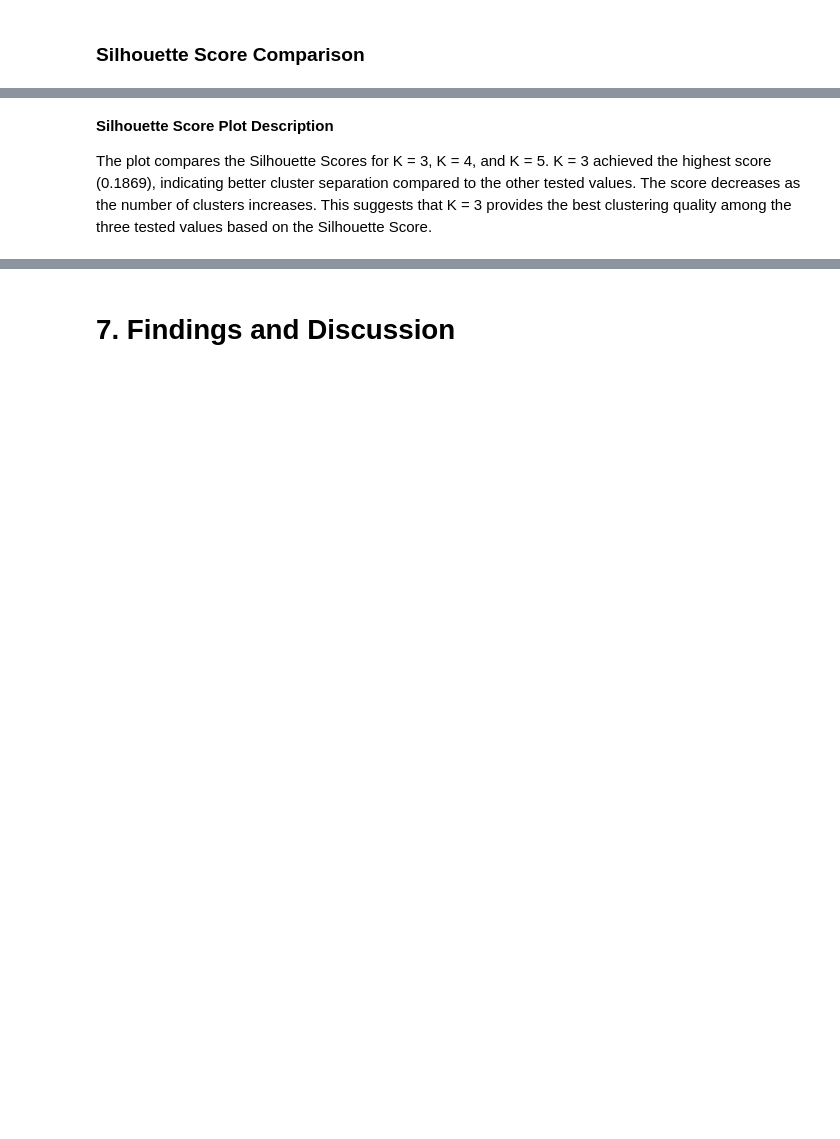
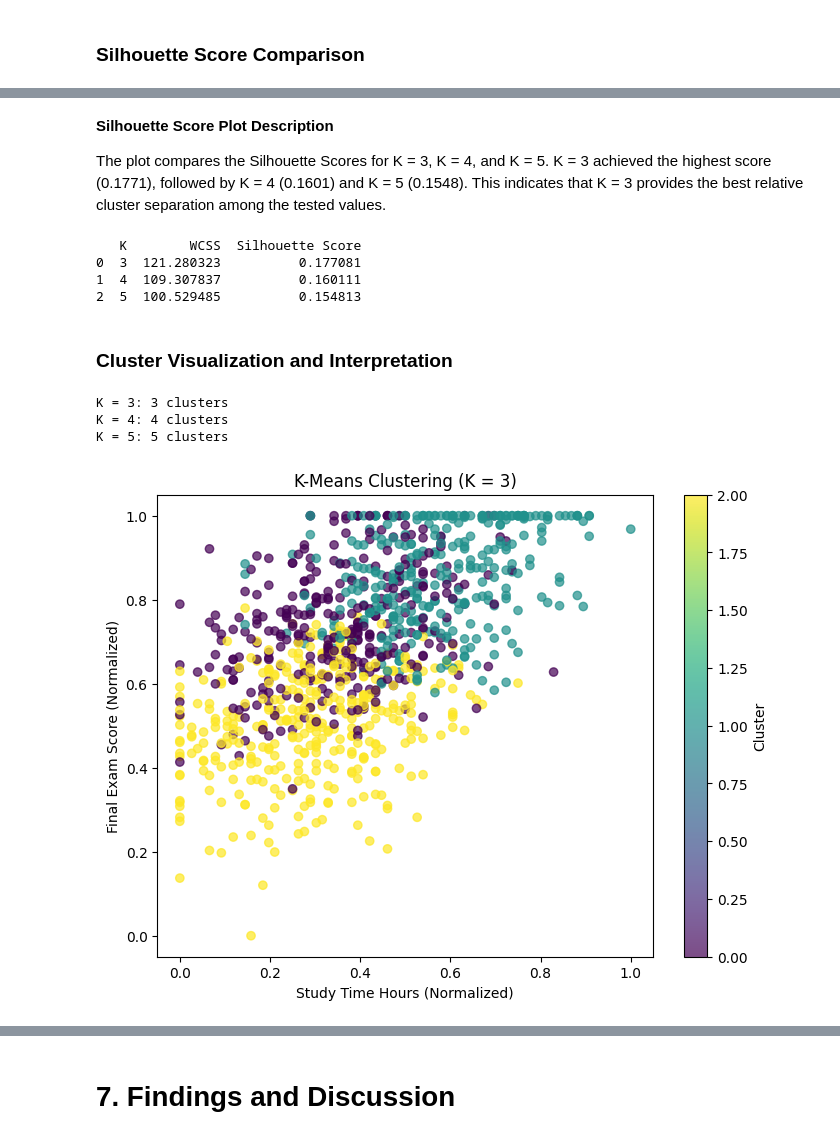
Before and after one commit to Ghhaidaa/Data-Mining-Project-, a Jupyter notebook: Reports/Phase3.ipynb, the cells around one changed output, grey strips where cells are left out. Cells and saved outputs as stored; diff of their text form; code cells hidden in the pictures; blank space fills up the shorter version.

```diff
--- a/Reports/Phase3.ipynb
+++ b/Reports/Phase3.ipynb
@@ -680,4 +794,54 @@ plt.show()
 # %% [markdown]
 **Silhouette Score Plot Description**
 
-The plot compares the Silhouette Scores for K = 3, K = 4, and K = 5. K = 3 achieved the highest score (0.1869), indicating better cluster separation compared to the other tested values. The score decreases as the number of clusters increases. This suggests that K = 3 provides the best clustering quality among the three tested values based on the Silhouette Score.
+The plot compares the Silhouette Scores for K = 3, K = 4, and K = 5. K = 3 achieved the highest score (0.1771), followed by K = 4 (0.1601) and K = 5 (0.1548). This indicates that K = 3 provides the best relative cluster separation among the tested values.
+# %%
+
+comparison = pd.DataFrame({
+    'K': [3, 4, 5],
+    'WCSS': [121.280323, 109.307837, 100.529485],
+    'Silhouette Score': [0.177081, 0.160111, 0.154813]
+})
+
+print(comparison)
+# %% [output]
+   K        WCSS  Silhouette Score
+0  3  121.280323          0.177081
+1  4  109.307837          0.160111
+2  5  100.529485          0.154813
+# %% [markdown]
+### Cluster Visualization and Interpretation
+# %%
+
+# Store cluster labels for each K value
+cluster_results = {}
+
+for k in [3, 4, 5]:
+    model = KMeans(n_clusters=k, random_state=42)
+    cluster_results[k] = model.fit_predict(X)
+
+    print(f"K = {k}: {len(set(cluster_results[k]))} clusters")
+# %% [output]
+K = 3: 3 clusters
+K = 4: 4 clusters
+K = 5: 5 clusters
+# %%
+
+# Visualize clusters for K = 3
+plt.figure(figsize=(8, 6))
+
+plt.scatter(
+    X['study_time_hours'],
+    X['final_exam_score'],
+    c=cluster_results[3],
+    cmap='viridis',
+    alpha=0.7
+)
+
+plt.xlabel('Study Time Hours (Normalized)')
+plt.ylabel('Final Exam Score (Normalized)')
+plt.title('K-Means Clustering (K = 3)')
+plt.colorbar(label='Cluster')
+plt.show()
+# %% [output]
+[figure, added]
```
Also changed, not shown: parts of 27 cells of this notebook.
